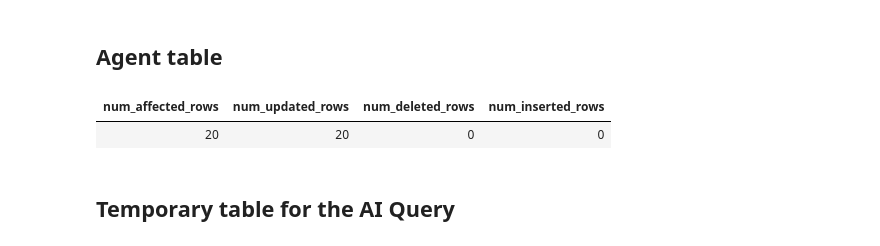
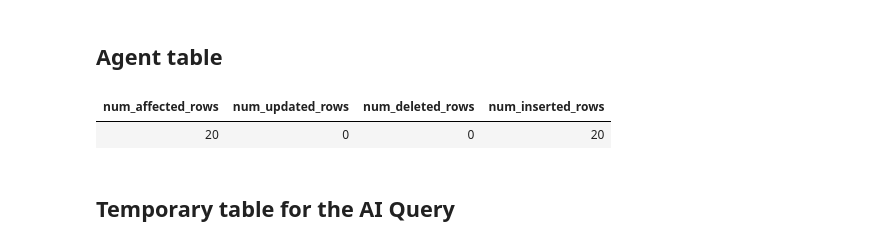
Before and after one commit to nimer03/databricks_demo, a Jupyter notebook: notebooks/customer_service_silver.ipynb, the cells around one changed output. Drawn from its saved outputs; the diff is of its cells as text; code cells hidden in the pictures.

```diff
--- a/notebooks/customer_service_silver.ipynb
+++ b/notebooks/customer_service_silver.ipynb
@@ -529,27 +504,26 @@ WHEN NOT MATCHED THEN INSERT *;
 # %%
 MERGE INTO
     agent s
 USING (
     SELECT
         a.agent_id,
         SUBSTRING(a.agent_name, 1, POSITION(' ' IN a.agent_name) - 1) AS first_name,
         SUBSTRING(a.agent_name, POSITION(' ' IN a.agent_name) + 1) AS last_name,
         TO_DATE(a.employment_date) AS employment_date,
         a.experience_level,
-        CAST(a.employment_months AS double) AS employment_months,
         CAST(a.monthly_salary_eur AS int) AS monthly_salary_eur
     FROM
         agent_bronze a
     QUALIFY
         row_number() OVER (PARTITION BY a.agent_id ORDER BY a.ingestion_time DESC) = 1
 ) b
 ON
     s.agent_id = b.agent_id
 WHEN MATCHED THEN UPDATE SET *
 WHEN NOT MATCHED THEN INSERT *;
 # %% [output]
 | num_affected_rows | num_updated_rows | num_deleted_rows | num_inserted_rows |
-| 20 | 20 | 0 | 0 |
+| 20 | 0 | 0 | 20 |
 # %% [markdown]
 ## Temporary table for the AI Query
 # %%
```
Also changed, not shown: parts of 8 cells of this notebook, 3 other files.
